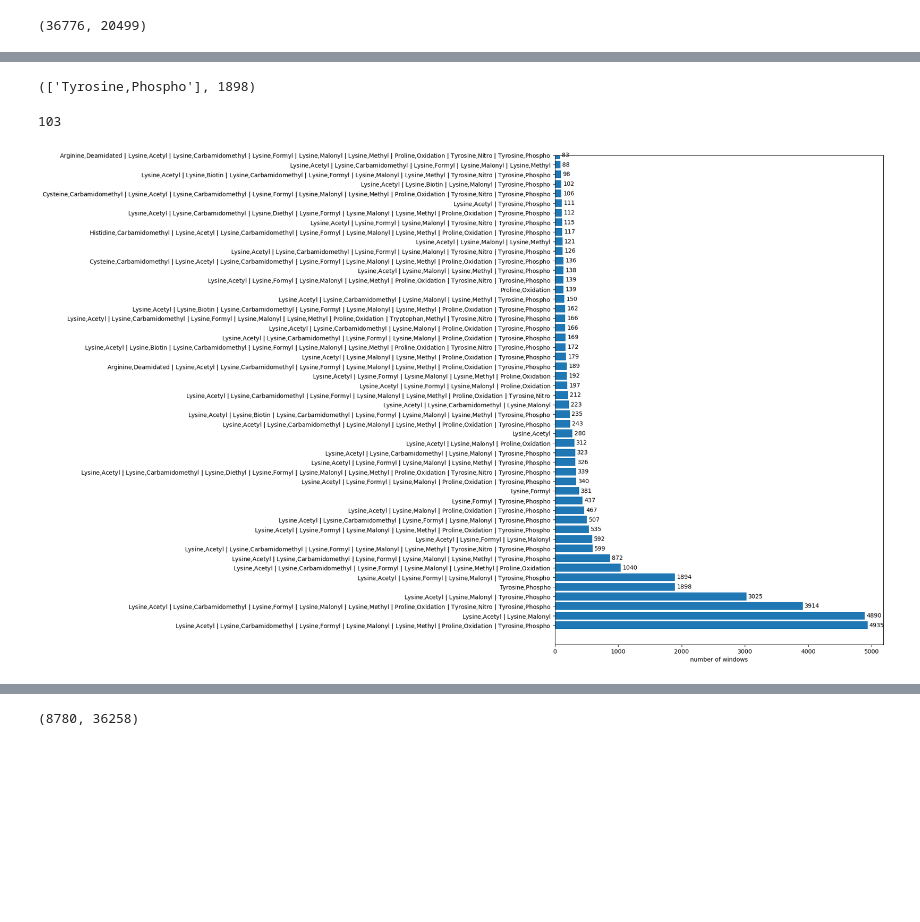
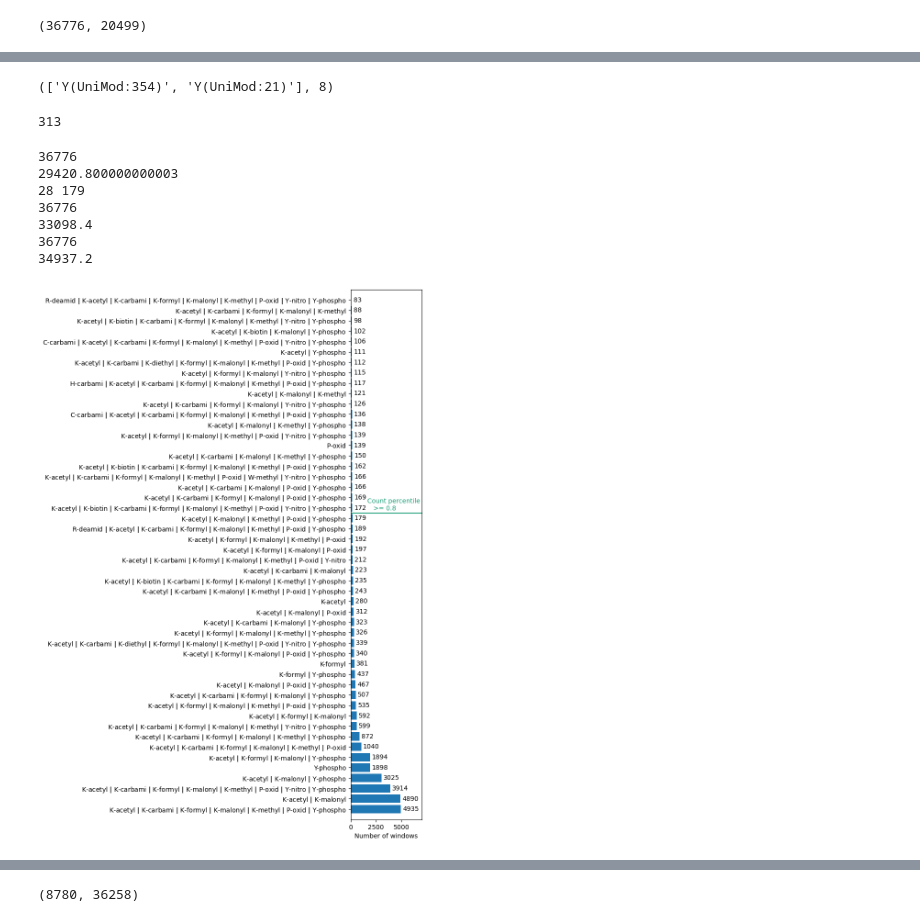
Before and after one commit to cschlaffner/PTMsearch, a Jupyter notebook: notebooks/ion_results_combinations.ipynb, the cells around one changed output, grey strips where cells are left out. Saved outputs shown, nothing was run; the diff lists cells and outputs as text; code cells hidden in the pictures; blank space fills up the shorter version.

Commit message:
Update ion plots, WIP add spectral library splitting test

```diff
--- a/notebooks/ion_results_combinations.ipynb
+++ b/notebooks/ion_results_combinations.ipynb
@@ -111,3 +30,6 @@ unmods_df = get_mods(dfs_dia_unmod_10ppm_snr[2])
+# %%
+mods_df = get_mods(pd.read_csv("../../data/result_csvs/230928_JL_Immonium_ions_Modified_DIA.mzML_diagnostic_ions_ppm_tolerance_10_snr_threshold_3_unimod.csv"))
+unmods_df = get_mods(pd.read_csv("../../data/result_csvs/230928_JL_Immonium_ions_Unmodified_DIA.mzML_diagnostic_ions_ppm_tolerance_10_snr_threshold_3_unimod.csv"))
 # %%
 def get_mods_df_by_scan_window(result_df):
     mods_df = get_mods(result_df)[["spectrum_id", "amino_acid", "mod_name"]].drop_duplicates()
@@ -130,14 +52,27 @@ get_mods(mods_df)[["spectrum_id", "letter_and_unimod_format_mod"]].drop_duplicat
 | controllerType=0 controllerNumber... | [K(UniMod:1)] |
 36776 rows × 1 columns
 # %%
-def get_mods_combinations_with_counts(result_df):
-    mods_df_by_scan_window = get_mods_df_by_scan_window(result_df)
+def get_mods_combinations_with_counts(
+    detected_ions_df: pd.DataFrame, return_unimod=False
+):
+    mod_columns = (
+        ["letter_and_unimod_format_mod"]
+        if return_unimod
+        else ["amino_acid", "mod_name"]
+    )
+    detected_ions_df_by_window = (
+        detected_ions_df[["spectrum_id"] + mod_columns]
+        .drop_duplicates()
+        .groupby("spectrum_id")
+    )
 
     mods = []
-    for name, group in mods_df_by_scan_window:
-        mods.append([",".join(mod) for mod in (group[["amino_acid", "mod_name"]].drop_duplicates().to_numpy())])
+    for _, group in detected_ions_df_by_window:
+        mods.append(
+            [",".join(mod) for mod in (group[mod_columns].drop_duplicates().to_numpy())]
+        )
 
-    return np.unique(np.array(mods, dtype='object'), return_counts=True)
+    return np.unique(np.array(mods, dtype="object"), return_counts=True)
 # %%
 def get_mods_combinations_with_counts_subset(result_df, wanted_mods):
     mods_df_by_scan_window = get_mods_df_by_scan_window(result_df)
@@ -163,4 +98,4 @@ len(get_mods_df_by_scan_window(mods_df)), len(get_mods_df_by_scan_window(unmods_
 # %% [output]
 (36776, 20499)
 # %%
-all_mod_combinations, combination_counts = get_mods_combinations_with_counts(mods_df)
+all_mod_combinations, combination_counts = get_mods_combinations_with_counts(mods_df, return_unimod=False)
@@ -191,7 +166,7 @@ array([list(['Lysine,Acetyl']), list(['Lysine,Acetyl', 'Lysine,Biotin']),
 # %%
 all_mod_combinations[-1], combination_counts[-1]
 # %% [output]
-(['Tyrosine,Phospho'], 1898)
+(['Y(UniMod:354)', 'Y(UniMod:21)'], 8)
 # %%
 all_mod_combinations
 # %%
@@ -200,9 +175,9 @@ np.array([comb for comb in all_mod_combinations if len(comb) == 1])
 all_unmod_combinations, unmod_combination_counts = get_mods_combinations_with_counts(unmods_df)
 len(all_unmod_combinations)
 # %% [output]
-103
+313
 # %%
-def plot_combination_counts(combinations, counts, fig_name=None, plot_fractions=None, topk=None, figsize=(10, 15)):
+def plot_combination_counts(combinations, counts, fig_name=None, plot_fractions=None, topk=None, figsize=(5, 15), xlim=None, line_label_pos_fraction = 3):
     count_sort = np.argsort(counts)
     all_mod_combinations_sorted = combinations[count_sort]
     combination_counts_sorted = counts[count_sort]
@@ -213,12 +188,14 @@ def plot_combination_counts(combinations, counts, fig_name=None, plot_fractions=
         combination_counts_sorted = combination_counts_sorted[-topk:]
 
     fig, ax = plt.subplots(figsize=figsize)
-    combination_names = [(r" $\bf{|}$ ").join(combination) for combination in all_mod_combinations_sorted]
+    combination_names = [(r" $\bf{|}$ ").join([mods_abbrev_dict[mod] for mod in combination]) for combination in all_mod_combinations_sorted]
     num_combinations = len(combination_names)
     ax.bar_label(ax.barh(range(num_combinations), combination_counts_sorted), padding=3)
     ax.set_yticks(range(num_combinations), labels=combination_names)
-    ax.set_ylim(0, len(combination_names) + 1)
-    ax.set_xlabel("number of windows")
+    ax.set_ylim(-1, len(combination_names))
+    ax.set_xlabel("Number of windows")
+    if xlim is not None:
+        ax.set_xlim(xlim)
     ax.invert_yaxis()
 
     if plot_fractions is not None:
@@ -237,12 +214,19 @@ def plot_combination_counts(combinations, counts, fig_name=None, plot_fractions=
                 if total_count_current >= total_count_fraction:
                     print(i, count)
                     ax.axhline(num_combinations - (i + 1.5), label=fraction, color=color_map(j))
-                    ax.text(max_count/2,num_combinations - (i + 1.75), f"Count percentile >= {fraction}", color=color_map(j))
+                    ax.text(max_count/line_label_pos_fraction,num_combinations - (i + 1.75), f"Count percentile\n   >= {fraction}", color=color_map(j))
                     break
 
     if fig_name is not None:
         plt.savefig(f"../../data/plots/{fig_name}", bbox_inches="tight")
 # %%
-plot_combination_counts(all_mod_combinations, combination_counts, fig_name="num_combinations_sorted_snr3_10ppm_top50.png", topk=50, figsize=(10, 15))
+plot_combination_counts(all_mod_combinations, combination_counts, fig_name="num_combinations_sorted_snr3_10ppm_top50.svg", plot_fractions=[0.8, 0.9, 0.95], topk=50, figsize=(2, 15), xlim=(0, 7000))
 # %% [output]
+36776
+29420.800000000003
+28 179
+36776
+33098.4
+36776
+34937.2
-[figure, old version]
+[figure, new version]
```
Also changed, not shown: parts of 19 cells of this notebook, 7 other files.
